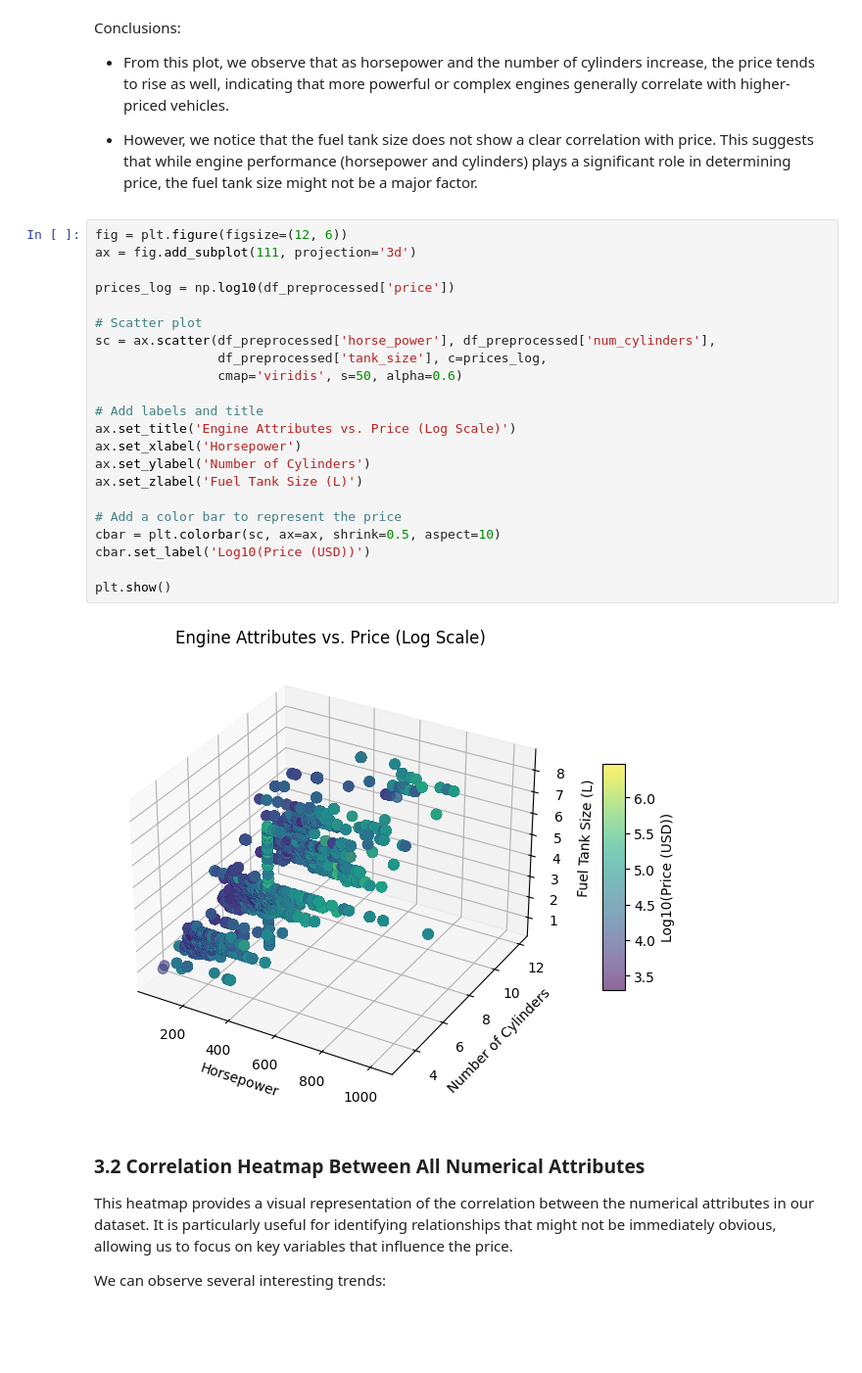
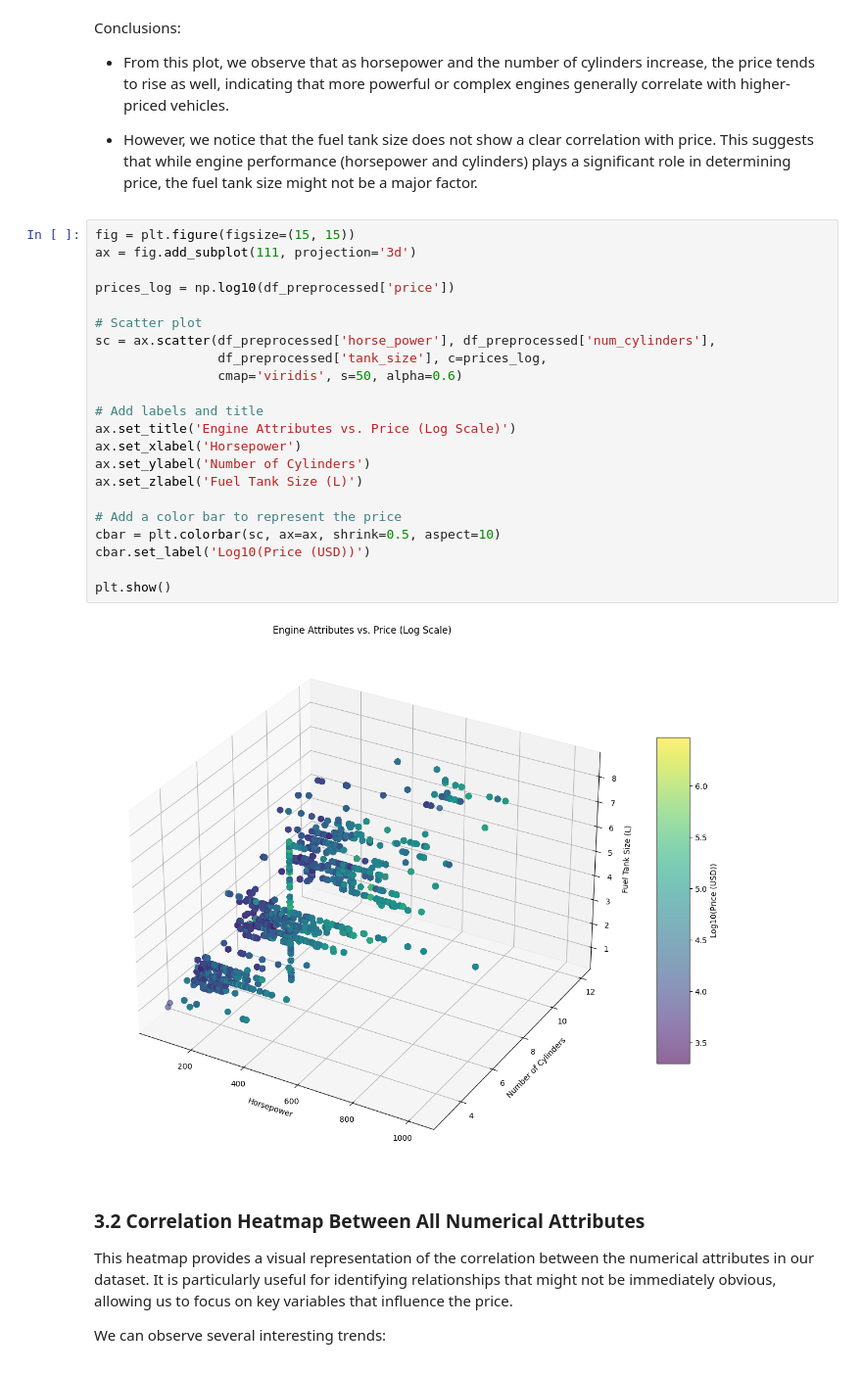
Before and after one commit to YaelDahariBIU/Tabular-Data, a Jupyter notebook: part1.ipynb, the cells around one changed output. Shown at 98% size. Cells and saved outputs as stored; diff of their text form; blank space fills up the shorter version.

```diff
--- a/part1.ipynb
+++ b/part1.ipynb
@@ -265,29 +265,29 @@ Conclusions:
 
 - However, we notice that the fuel tank size does not show a clear correlation with price. This suggests that while engine performance (horsepower and cylinders) plays a significant role in determining price, the fuel tank size might not be a major factor.
 # %%
-fig = plt.figure(figsize=(12, 6))
+fig = plt.figure(figsize=(15, 15))
 ax = fig.add_subplot(111, projection='3d')
 
 prices_log = np.log10(df_preprocessed['price'])
 
 # Scatter plot
 sc = ax.scatter(df_preprocessed['horse_power'], df_preprocessed['num_cylinders'],
 				df_preprocessed['tank_size'], c=prices_log,
 				cmap='viridis', s=50, alpha=0.6)
 
 # Add labels and title
 ax.set_title('Engine Attributes vs. Price (Log Scale)')
 ax.set_xlabel('Horsepower')
 ax.set_ylabel('Number of Cylinders')
 ax.set_zlabel('Fuel Tank Size (L)')
 
 # Add a color bar to represent the price
 cbar = plt.colorbar(sc, ax=ax, shrink=0.5, aspect=10)
 cbar.set_label('Log10(Price (USD))')
 
 plt.show()
 # %% [output]
-[figure, old version]
+[figure, new version]
 # %% [markdown]
 ### 3.2 Correlation Heatmap Between All Numerical Attributes
 
```
Also changed, not shown: parts of 1 cell of this notebook.
